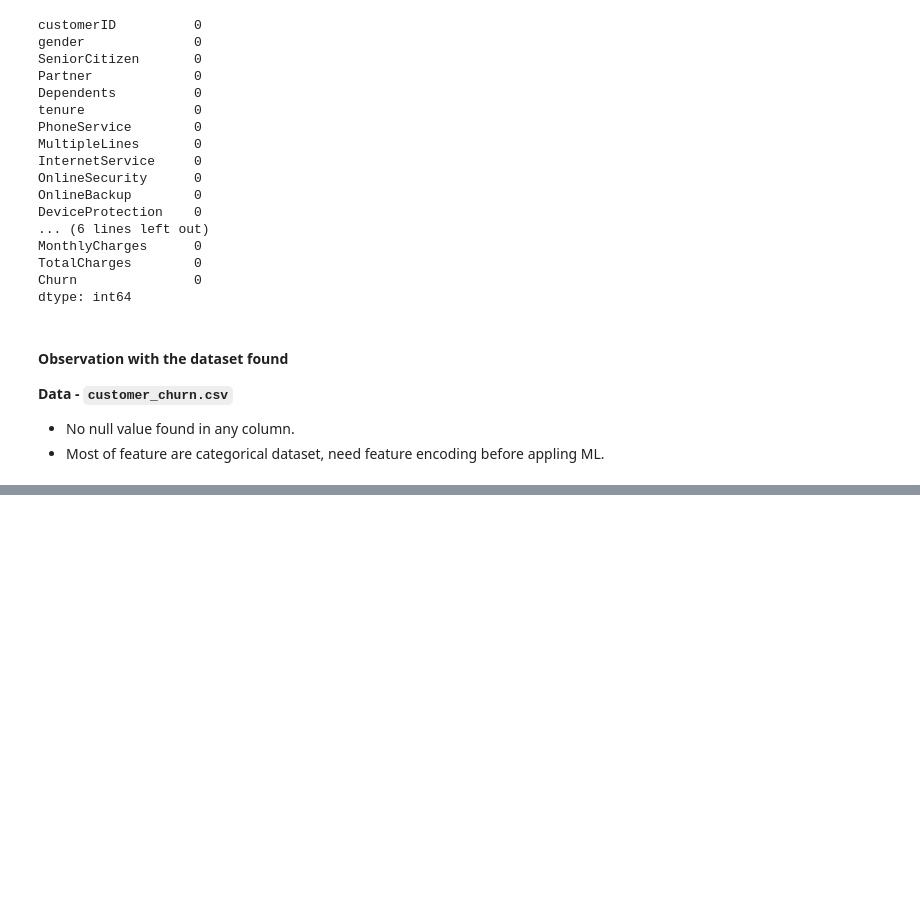
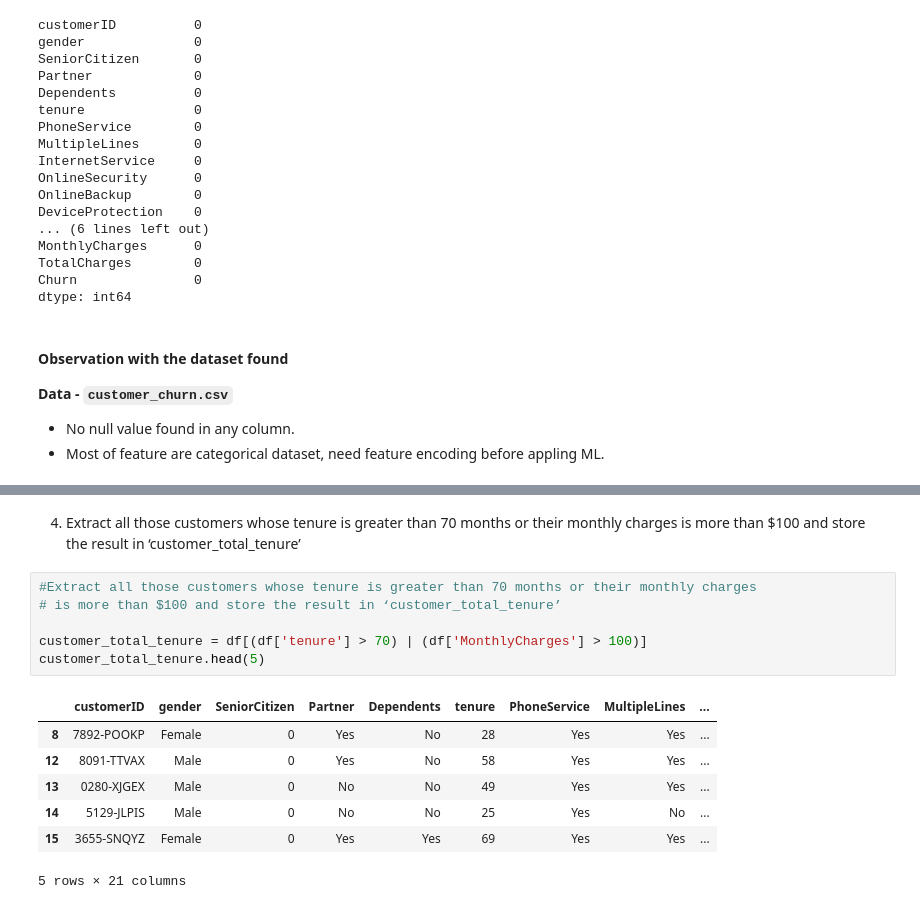
Before and after one commit to Rajwork99/customer_churn, a Jupyter notebook: model.ipynb, the cells around one changed output, grey strips where cells are left out. Cells and saved outputs as stored; diff of their text form; blank space fills up the shorter version.

```diff
--- a/model.ipynb
+++ b/model.ipynb
@@ -98,0 +138,16 @@ dtype: int64
+# %% [markdown]
+4. Extract all those customers whose tenure is greater than 70 months or their monthly charges is more than $100 and store the result in ‘customer_total_tenure’
+# %%
+#Extract all those customers whose tenure is greater than 70 months or their monthly charges
+# is more than $100 and store the result in ‘customer_total_tenure’
+
+customer_total_tenure = df[(df['tenure'] > 70) | (df['MonthlyCharges'] > 100)]
+customer_total_tenure.head(5)
+# %% [output]
+|  | customerID | gender | SeniorCitizen | Partner | Dependents | tenure | PhoneService | MultipleLines | ... |
+| 8 | 7892-POOKP | Female | 0 | Yes | No | 28 | Yes | Yes | ... |
+| 12 | 8091-TTVAX | Male | 0 | Yes | No | 58 | Yes | Yes | ... |
+| 13 | 0280-XJGEX | Male | 0 | No | No | 49 | Yes | Yes | ... |
+| 14 | 5129-JLPIS | Male | 0 | No | No | 25 | Yes | No | ... |
+| 15 | 3655-SNQYZ | Female | 0 | Yes | Yes | 69 | Yes | Yes | ... |
+5 rows × 21 columns
```
Also changed, not shown: parts of 14 cells of this notebook.
